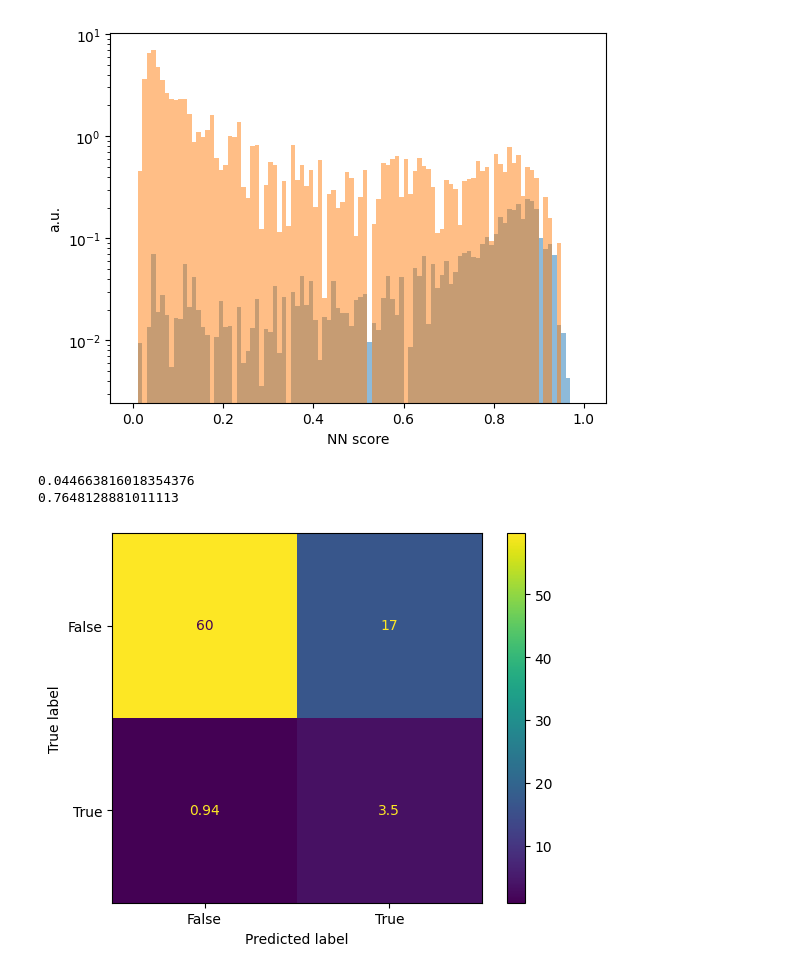
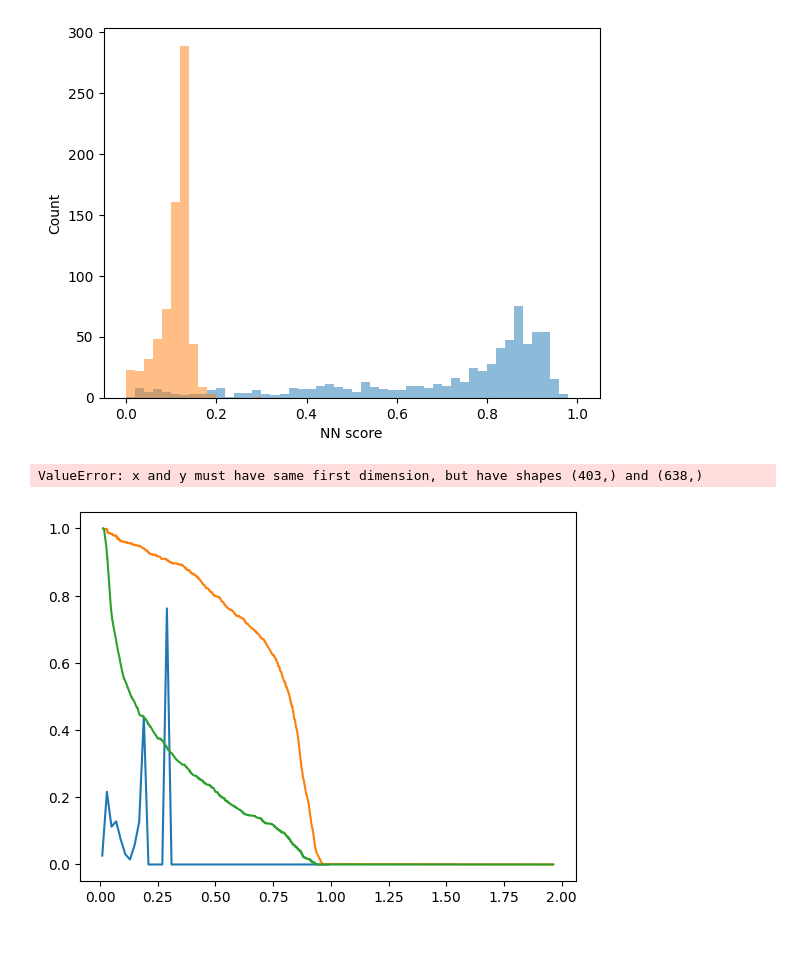
Before and after one commit to Benzillaist/Willocq-HiggsML-research, a Jupyter notebook: new_HWW_fresh.ipynb, the cells around one changed output. Drawn from its saved outputs; the diff is of its cells as text; code cells hidden in the pictures; blank space fills up the shorter version.

Commit message:
new root graphs

```diff
--- a/new_HWW_fresh.ipynb
+++ b/new_HWW_fresh.ipynb
@@ -270,7 +270,7 @@ METRICS = [
 early_stopping = keras.callbacks.EarlyStopping(monitor='val_loss', patience=100, mode='min')
 cp_callback = tf.keras.callbacks.ModelCheckpoint(filepath="checkpoint.ckpt", save_weights_only=True, verbose=1)
 nn_model = get_model(METRICS, bias, scaled_train_df)
-nn_fit = nn_model.fit(scaled_train_df, train_class, batch_size=256, epochs=400, validation_data=(scaled_val_df, val_class), sample_weight=pd.Series(train_weight).to_frame('weight'), callbacks=[early_stopping, cp_callback])
+nn_fit = nn_model.fit(scaled_train_df, train_class, batch_size=256, epochs=750, validation_data=(scaled_val_df, val_class), sample_weight=pd.Series(train_weight).to_frame('weight'), callbacks=[early_stopping, cp_callback])
 # validation_data=(scaled_val_df, val_class),
 y_scores = nn_model.predict(scaled_test_df)
 nn_model.save('nn_model_4_hidden_256_128_64_32_16_8_input.h5')
@@ -415,23 +461,69 @@ y_pred = np.round(bdt_y_scores)
 nn_signal_scores = bdt_y_scores[test_class == 1]
 nn_background_scores = bdt_y_scores[test_class == 0]
 
+nn_signal_weights = test_weight[test_class == 1]
+nn_background_scores = test_weight[test_class == 0]
+
 nn_fakes, nn_reals, thresholds = roc_curve(test_class, bdt_y_scores)
 
 # print("NN AUC: ", auc(nn_fakes, nn_reals))
 
-plot_roc_curve(nn_fakes, nn_reals)
+# plot_roc_curve(nn_fakes, nn_reals)
+
+plt.plot(1 - nn_fakes, nn_reals)
+plt.xlabel('1 - $E_{bkg}$')
+plt.ylabel('$E_{sig}$')
+plt.plot([0, 1], [1, 0], 'k--')
+plt.axis([0, 1, 0, 1])
+plt.show()
 
 #plot signal and background scores
-entries, bin_edges, c = plt.hist(nn_signal_scores, bins=100, range=(0,1), alpha = 0.5, label='signal', weights=test_weight[test_class == 1])
-entries1, bin_edges1, c1 = plt.hist(nn_background_scores, bins=100, range=(0,1), alpha = 0.5, label='background', weights=test_weight[test_class == 0])
+entries, bin_edges, c = plt.hist(nn_signal_scores, bins=50, range = (0, 1), alpha = 0.5, label='signal')
+entries1, bin_edges1, c1 = plt.hist(nn_background_scores, bins=50, range = (0, 1), alpha = 0.5, label='background')
 plt.xlabel('NN score')
-plt.ylabel('a.u.')
-plt.yscale('log')
+plt.ylabel('Count')
+# plt.yscale('log')
 plt.show()
 
+entries = preprocessing.normalize([entries])[0]
+entries1 = preprocessing.normalize([entries1])[0]
+
+# hold the significance values for the entries of the signal and background arrays
+significance = np.zeros(entries.size)
+# holds the center of bins which will
+bin_centers = np.zeros(entries.size)
+
+for i in range(entries.size):
+    if(entries1[i]!= 0):
+        significance[i] = entries[i] / np.sqrt(entries1[i])
+    bin_centers[i] = (bin_edges[i] + bin_edges[i + 1]) / 2
+
+significance2[significance2.size - 1] = 1
+for i in range(thresholds.size):
+    if(nn_fakes[i] != 0):
+        significance2[i + 1] = nn_reals[i] / np.sqrt(nn_fakes[i])
+
+thresholds2 = np.insert(thresholds, 0, 1)
+thresholds2 = np.append(thresholds2, 0)
+
+plt.plot(bin_centers, significance, label = "Significance?")
+plt.plot(thresholds, nn_reals, label = "Sig eff")
+plt.plot(thresholds, nn_fakes, label = "Back eff")
+plt.plot(thresholds2, significance2, label = "Significance?")
+plt.xlim([0, 1])
+plt.legend()
+plt.show()
+
+# plt.plot(bin_centers, significance, color = 'b')
+# plt.plot(bin_centers, entries, '--')
+# plt.plot(bin_centers, entries1, '--')
+# plt.show()
+
+print(f'Maximum significance of {np.max(significance)} occurs at nn = {bin_centers[np.where(significance == np.max(significance))][0]}')
+
 #sum of weights
-print(sum(entries * np.diff(bin_edges)))
-print(sum(entries1 * np.diff(bin_edges1)))
+# print(sum(entries * np.diff(bin_edges)))
+# print(sum(entries1 * np.diff(bin_edges1)))
 
 #plot confusion matrix
 confmatrix = confusion_matrix(test_class, y_pred, sample_weight=test_weight)
@@ -443,7 +535,6 @@ plt.show()
-[figure, old version]
+[figure, new version]
-0.044663816018354376
-0.7648128881011113
+ValueError: x and y must have same first dimension, but have shapes (403,) and (638,)
-[figure, old version]
+[figure, new version]
 # %%
 rft_model = random_forest_tree()
 
```
Also changed, not shown: parts of 8 cells of this notebook, 5 other files.
